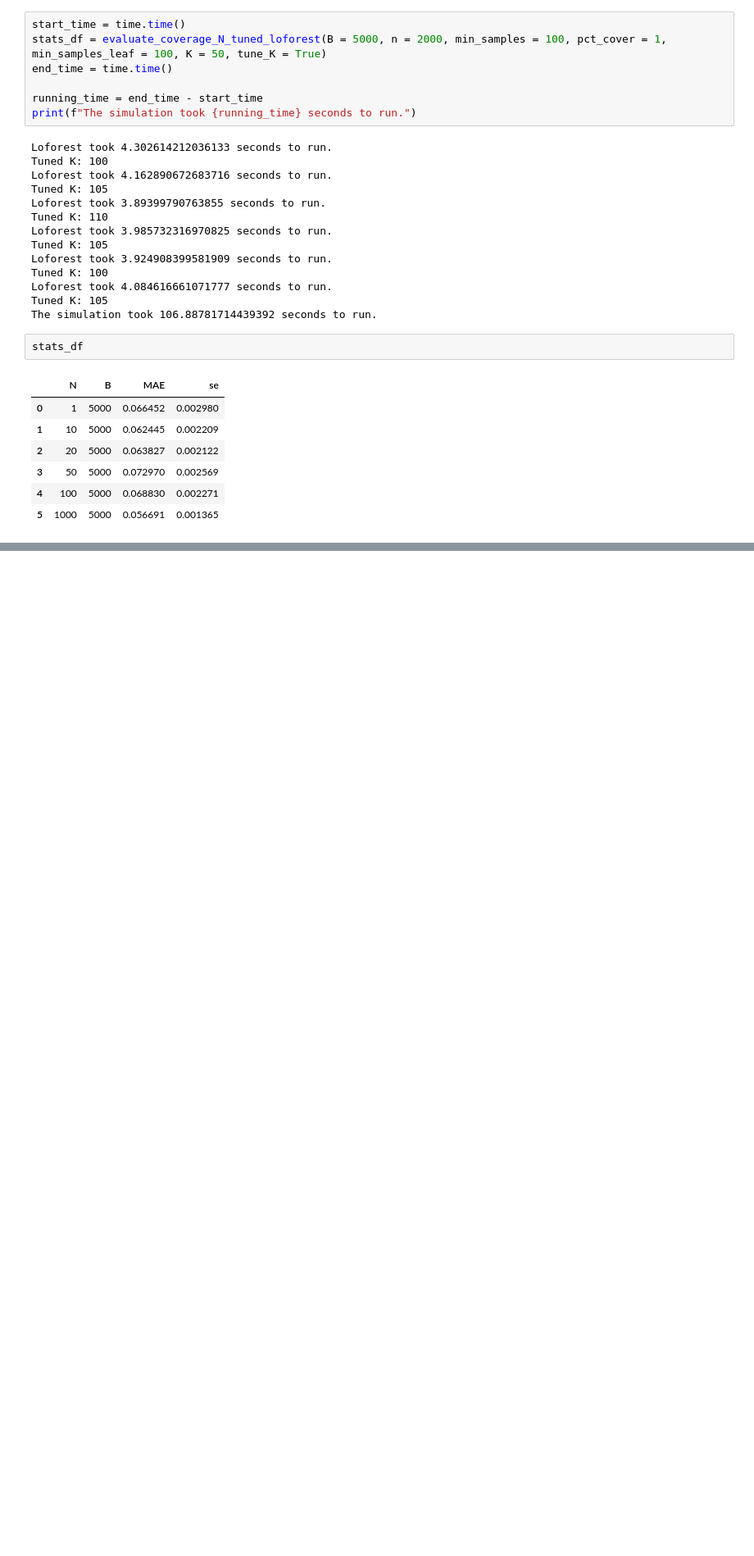
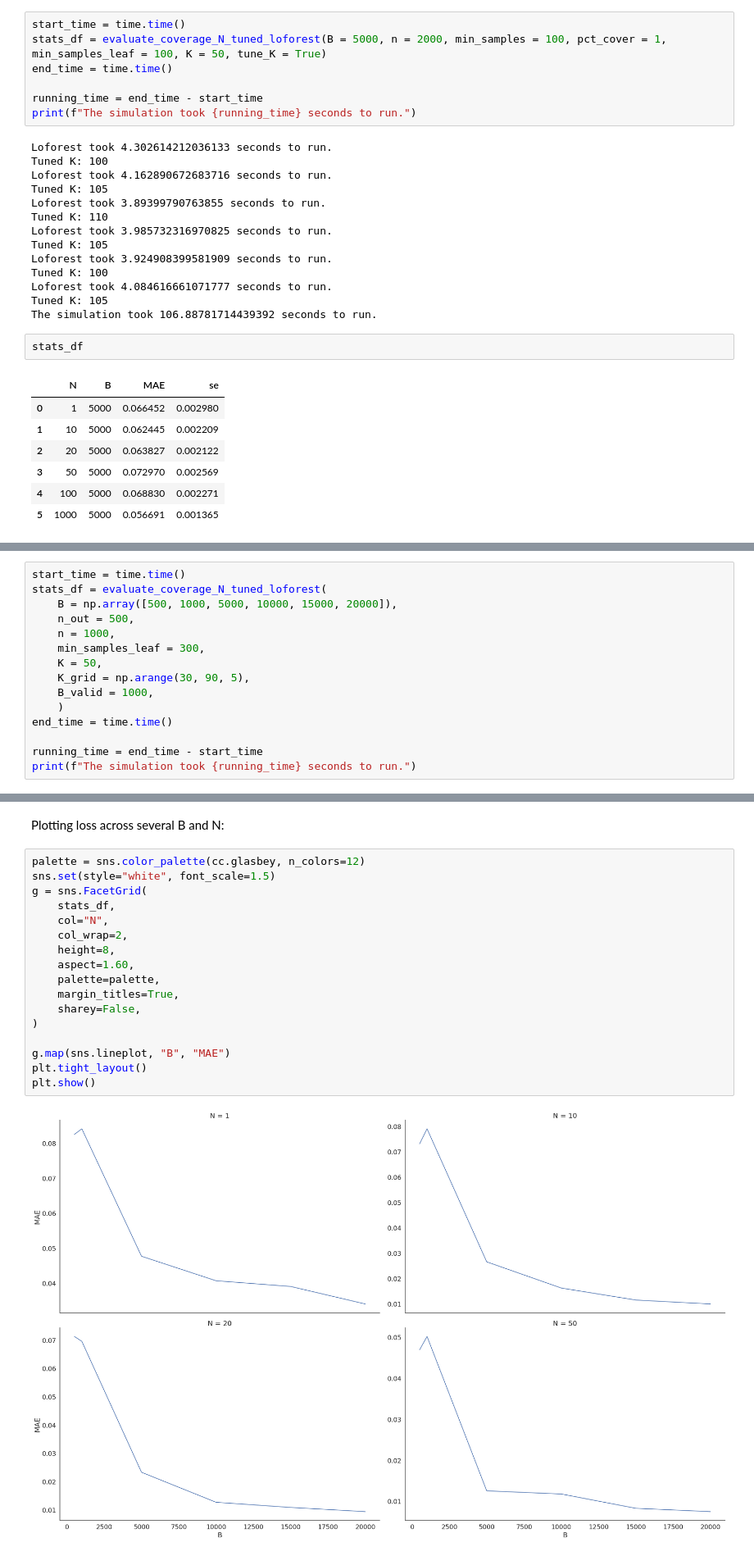
Before and after one commit to Monoxido45/CSI, a Jupyter notebook: experiments/K_experiments_loforest.ipynb, the cells around one changed output, grey strips where cells are left out. Shown at 82% size. Cells and saved outputs as stored; diff of their text form; blank space fills up the shorter version.

Commit message:
update tuned K-loforest and debugging experiments

```diff
--- a/experiments/K_experiments_loforest.ipynb
+++ b/experiments/K_experiments_loforest.ipynb
@@ -515,0 +707,15 @@ stats_df
+# %%
+start_time = time.time()
+stats_df = evaluate_coverage_N_tuned_loforest(
+    B = np.array([500, 1000, 5000, 10000, 15000, 20000]),
+    n_out = 500,
+    n = 1000,
+    min_samples_leaf = 300,
+    K = 50,
+    K_grid = np.arange(30, 90, 5),
+    B_valid = 1000,
+    )
+end_time = time.time()
+
+running_time = end_time - start_time
+print(f"The simulation took {running_time} seconds to run.")
@@ -515,0 +749,21 @@ stats_df
+# %% [markdown]
+Plotting loss across several B and N:
+# %%
+palette = sns.color_palette(cc.glasbey, n_colors=12)
+sns.set(style="white", font_scale=1.5)
+g = sns.FacetGrid(
+    stats_df,
+    col="N",
+    col_wrap=2,
+    height=8,
+    aspect=1.60,
+    palette=palette,
+    margin_titles=True,
+    sharey=False,
+)
+
+g.map(sns.lineplot, "B", "MAE")
+plt.tight_layout()
+plt.show()
+# %% [output]
+[figure, added]
```
Also changed, not shown: parts of 30 cells of this notebook, 2 other files.
